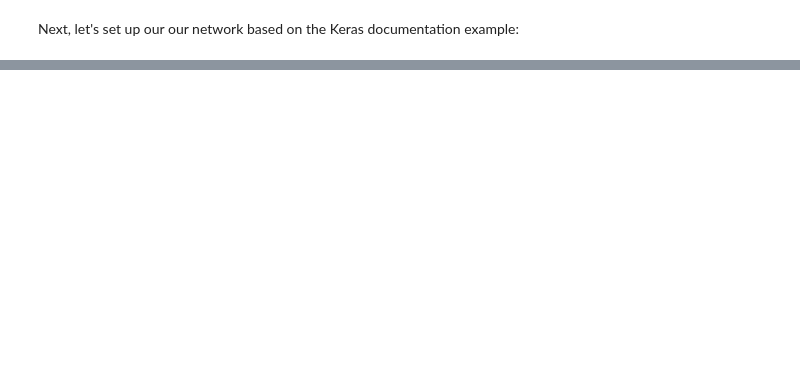
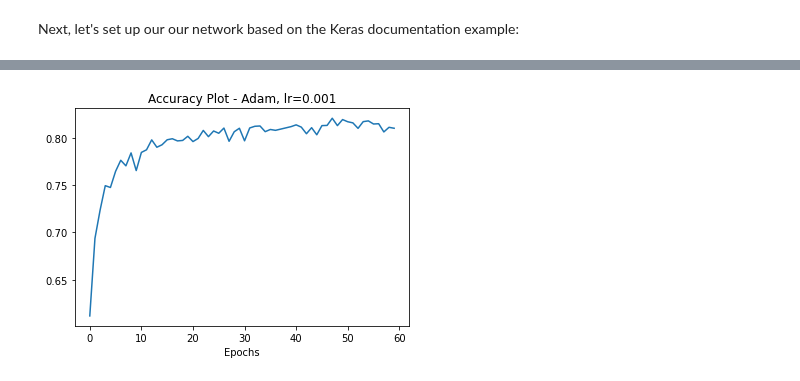
Before and after one commit to wcneill/jn-neural-networks, a Jupyter notebook: udacity_pytorch/pytorch10_cnn2.ipynb, the cells around one changed output, grey strips where cells are left out. Saved outputs shown, nothing was run; the diff lists cells and outputs as text; code cells hidden in the pictures; blank space fills up the shorter version.

```diff
--- a/udacity_pytorch/pytorch10_cnn2.ipynb
+++ b/udacity_pytorch/pytorch10_cnn2.ipynb
@@ -67,0 +180,7 @@ class Network(nn.Module):
+# %%
+plt.title(f'Accuracy Plot - Adam, lr=0.001')
+plt.xlabel('Epochs')
+plt.plot(accuracy)
+plt.savefig('accuracy2.png')
+# %% [output]
+[figure, added]
```
Also changed, not shown: parts of 14 cells of this notebook, 1 other file.
